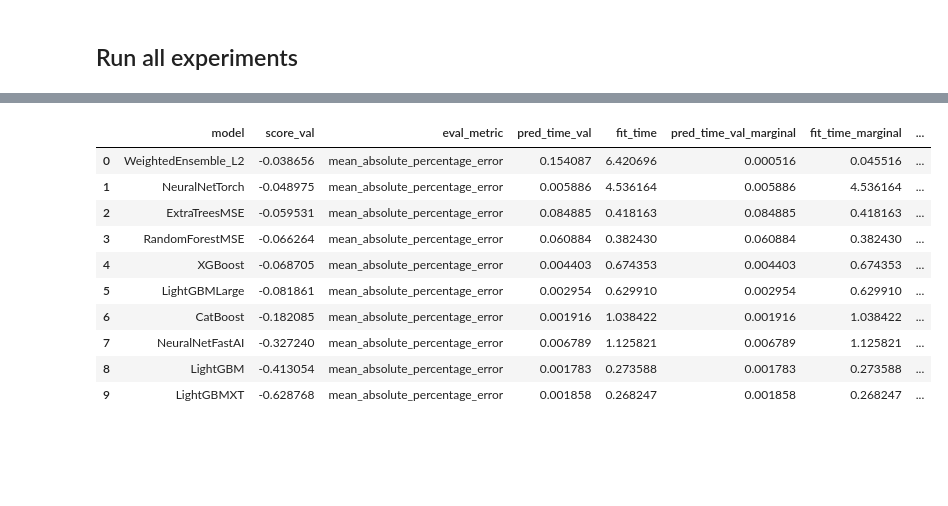
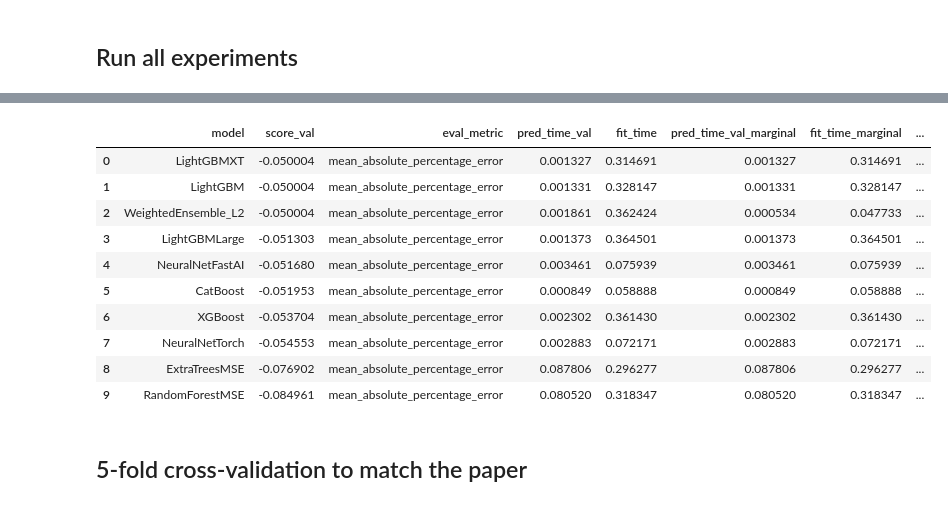
Before and after one commit to clr-cera/AplicacoesMaquina, a Jupyter notebook: ex1/automl-rice.ipynb, the cells around one changed output, grey strips where cells are left out. Saved outputs shown, nothing was run; the diff lists cells and outputs as text; code cells hidden in the pictures; blank space fills up the shorter version.

```diff
--- a/ex1/automl-rice.ipynb
+++ b/ex1/automl-rice.ipynb
@@ -145,40 +223,56 @@ def fit_predictor(train, features, path):
 # %%
 # Experiment 1: train on 5/10/15 years, predict 2019-2023 (no climate).
-def experiment_window_lengths(data, windows=(5, 10, 15)):
+def experiment_window_lengths(data, windows=(5, 10, 15), country_col="Area"):
     results = {}
     for w in windows:
         start = 2018 - w + 1
         train = data[(data["Year"] >= start) & (data["Year"] <= 2018)]
         test = data[(data["Year"] >= 2019) & (data["Year"] <= 2023)]
-        predictor = fit_predictor(train, NO_CLIMATE_FEATURES, f"autogluon_models/window_{w}y")
-        results[w] = {"predictor": predictor, "metrics": evaluate(predictor, test, NO_CLIMATE_FEATURES)}
+        predictors = fit_predictor_per_country(train, NO_CLIMATE_FEATURES, country_col, f"autogluon_models/window_{w}y")
+        results[w] = {
+            "predictors": predictors,
+            "metrics": evaluate_per_country(predictors, test, NO_CLIMATE_FEATURES, country_col),
+            "per_country": per_country_metrics(predictors, test, NO_CLIMATE_FEATURES, country_col),
+        }
         print(f"Window {w} years (train {start}-2018): {results[w]['metrics']}")
     return results
 
 
 # Experiment 2: train 2011-2020, predict 2021-2023 (agricultural only).
-def experiment_south_america_no_climate(data):
+def experiment_south_america_no_climate(data, country_col="Area"):
     train = data[data["Year"] <= 2020]
     test = data[data["Year"] > 2020]
-    predictor = fit_predictor(train, NO_CLIMATE_FEATURES, "autogluon_models/sa_no_climate")
-    return {"predictor": predictor, "metrics": evaluate(predictor, test, NO_CLIMATE_FEATURES)}
+    predictors = fit_predictor_per_country(train, NO_CLIMATE_FEATURES, country_col, "autogluon_models/sa_no_climate")
+    return {
+        "predictors": predictors,
+        "metrics": evaluate_per_country(predictors, test, NO_CLIMATE_FEATURES, country_col),
+        "per_country": per_country_metrics(predictors, test, NO_CLIMATE_FEATURES, country_col),
+    }
 
 
 # Experiment 3: train 2011-2020, predict 2021-2023 (with climate).
-def experiment_south_america_climate(data):
+def experiment_south_america_climate(data, country_col="Pais"):
     train = data[data["Year"] <= 2020]
     test = data[data["Year"] > 2020]
-    predictor = fit_predictor(train, CLIMATE_FEATURES, "autogluon_models/sa_climate")
-    return {"predictor": predictor, "metrics": evaluate(predictor, test, CLIMATE_FEATURES)}
+    predictors = fit_predictor_per_country(train, CLIMATE_FEATURES, country_col, "autogluon_models/sa_climate")
+    return {
+        "predictors": predictors,
+        "metrics": evaluate_per_country(predictors, test, CLIMATE_FEATURES, country_col),
+        "per_country": per_country_metrics(predictors, test, CLIMATE_FEATURES, country_col),
+    }
 
 
 # Experiment 4: top-10 world producers, train 2011-2020, predict 2021-2023.
-def experiment_top_producers(data):
+def experiment_top_producers(data, country_col="Area"):
     data = data[data["Area"].isin(TOP_10_PRODUCERS)]
     train = data[data["Year"] <= 2020]
     test = data[data["Year"] > 2020]
-    predictor = fit_predictor(train, NO_CLIMATE_FEATURES, "autogluon_models/top_producers")
-    return {"predictor": predictor, "metrics": evaluate(predictor, test, NO_CLIMATE_FEATURES)}
+    predictors = fit_predictor_per_country(train, NO_CLIMATE_FEATURES, country_col, "autogluon_models/top_producers")
+    return {
+        "predictors": predictors,
+        "metrics": evaluate_per_country(predictors, test, NO_CLIMATE_FEATURES, country_col),
+        "per_country": per_country_metrics(predictors, test, NO_CLIMATE_FEATURES, country_col),
+    }
 # %% [markdown]
 ## Run all experiments
 # %%
@@ -291,15 +384,17 @@ results["window_lengths"][15]["predictor"].leaderboard(silent=True)
 # %%
-# Sa No Climate Leaderboard
-results["sa_no_climate"]["predictor"].leaderboard(silent=True)
+# Sa No Climate Leaderboard (example: Brazil)
+results["sa_no_climate"]["predictors"]["Brazil"].leaderboard(silent=True)
 # %% [output]
 |  | model | score_val | eval_metric | pred_time_val | fit_time | pred_time_val_marginal | fit_time_marginal | ... |
-| 0 | WeightedEnsemble_L2 | -0.038656 | mean_absolute_percentage_error | 0.154087 | 6.420696 | 0.000516 | 0.045516 | ... |
-| 1 | NeuralNetTorch | -0.048975 | mean_absolute_percentage_error | 0.005886 | 4.536164 | 0.005886 | 4.536164 | ... |
-| 2 | ExtraTreesMSE | -0.059531 | mean_absolute_percentage_error | 0.084885 | 0.418163 | 0.084885 | 0.418163 | ... |
-| 3 | RandomForestMSE | -0.066264 | mean_absolute_percentage_error | 0.060884 | 0.382430 | 0.060884 | 0.382430 | ... |
-| 4 | XGBoost | -0.068705 | mean_absolute_percentage_error | 0.004403 | 0.674353 | 0.004403 | 0.674353 | ... |
-| 5 | LightGBMLarge | -0.081861 | mean_absolute_percentage_error | 0.002954 | 0.629910 | 0.002954 | 0.629910 | ... |
-| 6 | CatBoost | -0.182085 | mean_absolute_percentage_error | 0.001916 | 1.038422 | 0.001916 | 1.038422 | ... |
-| 7 | NeuralNetFastAI | -0.327240 | mean_absolute_percentage_error | 0.006789 | 1.125821 | 0.006789 | 1.125821 | ... |
-| 8 | LightGBM | -0.413054 | mean_absolute_percentage_error | 0.001783 | 0.273588 | 0.001783 | 0.273588 | ... |
-| 9 | LightGBMXT | -0.628768 | mean_absolute_percentage_error | 0.001858 | 0.268247 | 0.001858 | 0.268247 | ... |
+| 0 | LightGBMXT | -0.050004 | mean_absolute_percentage_error | 0.001327 | 0.314691 | 0.001327 | 0.314691 | ... |
+| 1 | LightGBM | -0.050004 | mean_absolute_percentage_error | 0.001331 | 0.328147 | 0.001331 | 0.328147 | ... |
+| 2 | WeightedEnsemble_L2 | -0.050004 | mean_absolute_percentage_error | 0.001861 | 0.362424 | 0.000534 | 0.047733 | ... |
+| 3 | LightGBMLarge | -0.051303 | mean_absolute_percentage_error | 0.001373 | 0.364501 | 0.001373 | 0.364501 | ... |
+| 4 | NeuralNetFastAI | -0.051680 | mean_absolute_percentage_error | 0.003461 | 0.075939 | 0.003461 | 0.075939 | ... |
+| 5 | CatBoost | -0.051953 | mean_absolute_percentage_error | 0.000849 | 0.058888 | 0.000849 | 0.058888 | ... |
+| 6 | XGBoost | -0.053704 | mean_absolute_percentage_error | 0.002302 | 0.361430 | 0.002302 | 0.361430 | ... |
+| 7 | NeuralNetTorch | -0.054553 | mean_absolute_percentage_error | 0.002883 | 0.072171 | 0.002883 | 0.072171 | ... |
+| 8 | ExtraTreesMSE | -0.076902 | mean_absolute_percentage_error | 0.087806 | 0.296277 | 0.087806 | 0.296277 | ... |
+| 9 | RandomForestMSE | -0.084961 | mean_absolute_percentage_error | 0.080520 | 0.318347 | 0.080520 | 0.318347 | ... |
+# %% [markdown]
+## 5-fold cross-validation to match the paper
```
Also changed, not shown: parts of 9 cells of this notebook, 2 other files.
